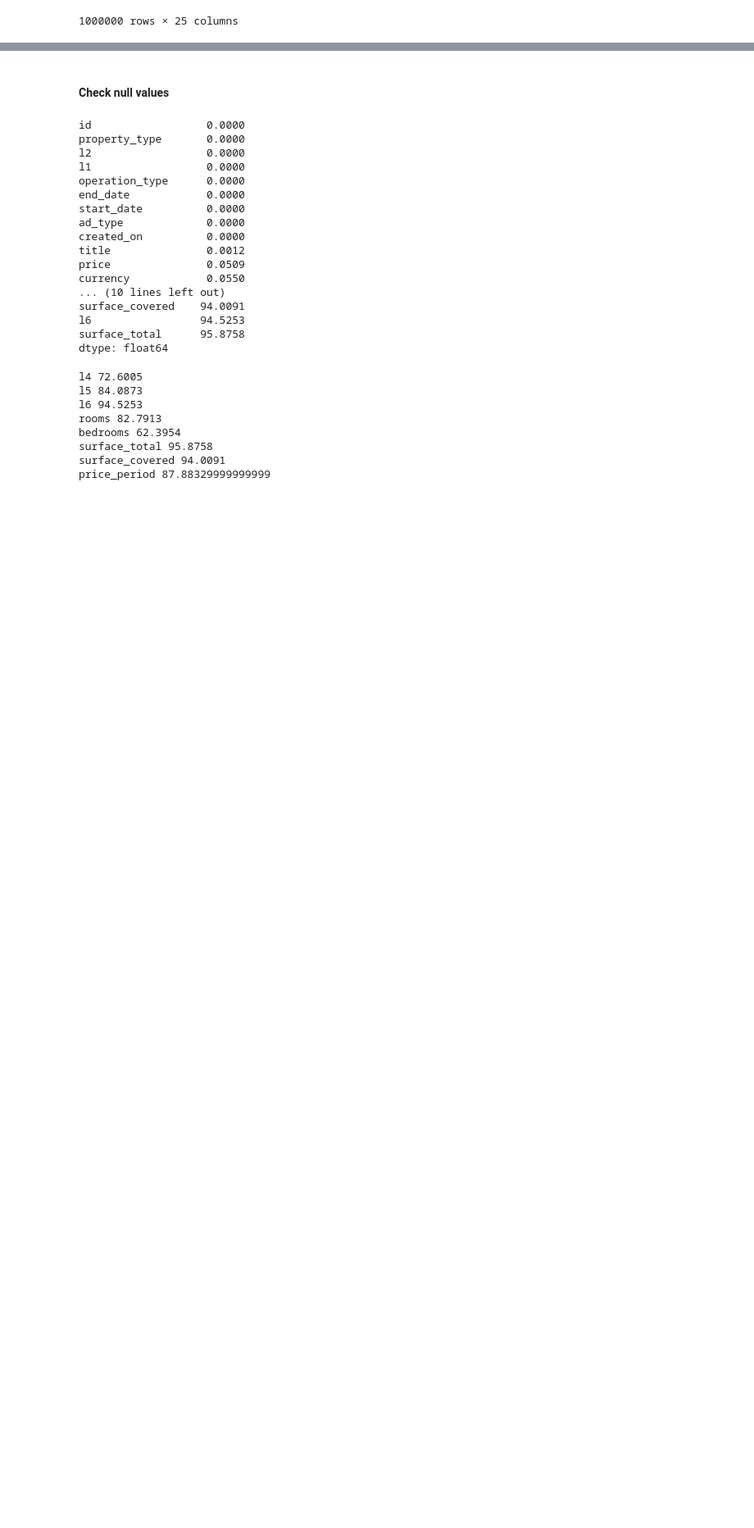
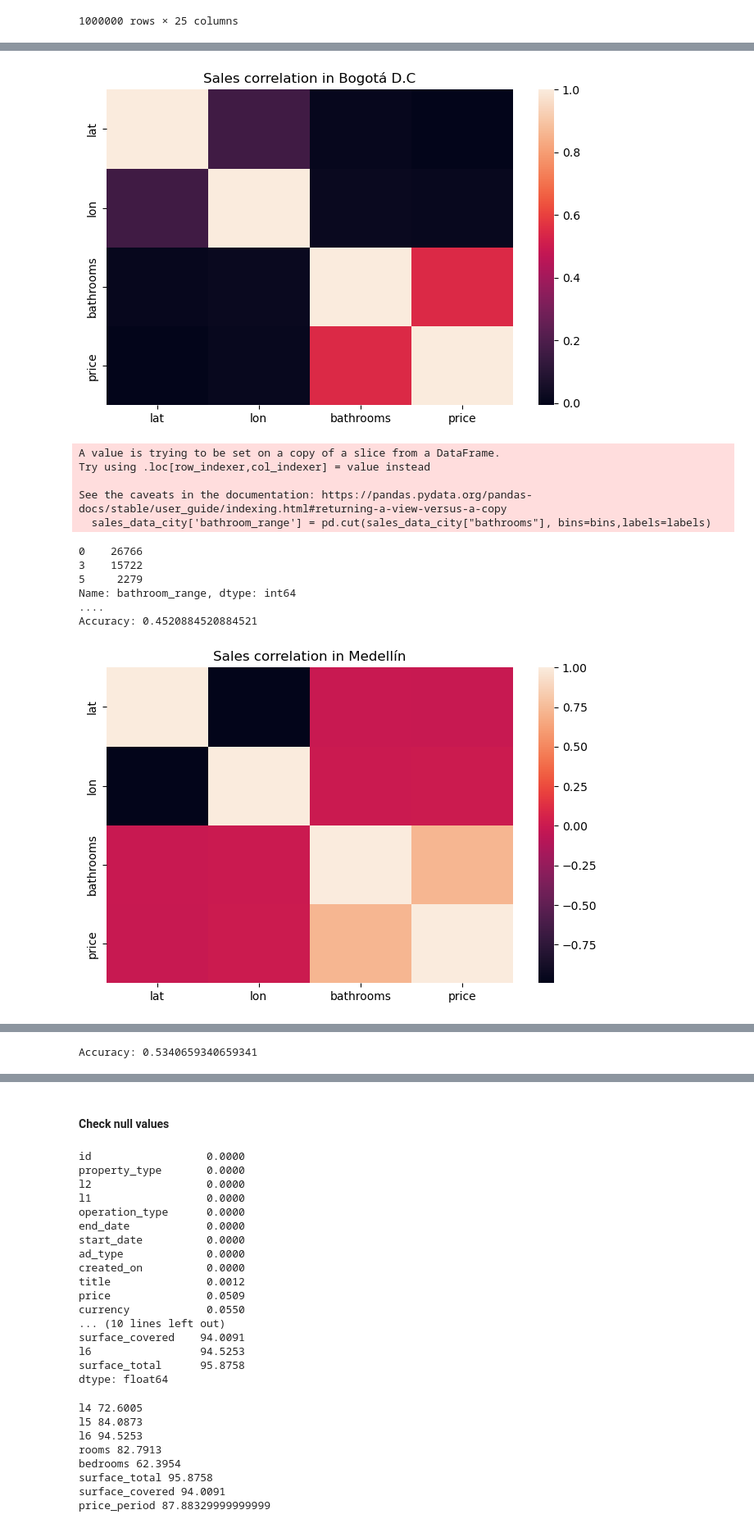
Before and after one commit to afrincon2/visualization, a Jupyter notebook: Prices.ipynb, the cells around one changed output, grey strips where cells are left out. Shown at 82% size. Drawn from its saved outputs; the diff is of its cells as text; code cells hidden in the pictures; blank space fills up the shorter version.

```diff
--- a/Prices.ipynb
+++ b/Prices.ipynb
@@ -42,0 +152,3 @@ l6 : Neighborhood
+# %%
+apartments=apartments[apartments["currency"]=="COP"]
+apartments
@@ -42,0 +169,3 @@ l6 : Neighborhood
+# %%
+cities=apartments["l3"].value_counts()[:10].index.to_list()
+cities
@@ -42,0 +183,56 @@ l6 : Neighborhood
+# %%
+apartments = apartments[apartments["l3"].isin(apartments["l3"].value_counts()[:10].index)]
+sales_data=apartments[apartments["operation_type"]=="Venta"]
+rent_data=apartments[apartments["operation_type"]=="Arriendo"]
+# %%
+from sklearn import preprocessing
+min_max_scaler = preprocessing.MinMaxScaler()
+# %%
+for city in cities:
+    sales_data_city=sales_data[sales_data["l3"]==city]
+    corr=sales_data_city.corr ()
+    # plot the heatmap
+    plt.rcParams["figure.figsize"] = (8,5)
+    plt.title("Sales correlation"+" in "+ city)
+    sns.heatmap(corr, xticklabels=corr.columns,yticklabels=corr.columns)
+    plt.show()
+    X = sales_data_city[["price"]]
+    y = sales_data_city["bathrooms"]
+    # Define the range bins
+    bins = [-0.1, 2.1, 4.1, 10000]
+    labels=[0,3,5]
+    # Create a new column "bathroom_range" and assign it the values of the corresponding bin
+    sales_data_city['bathroom_range'] = pd.cut(sales_data_city["bathrooms"], bins=bins,labels=labels)
+    y=sales_data_city["bathrooms"]
+    # Display the counts of each bin
+    print(sales_data_city['bathroom_range'].value_counts())
+    X=X.values
+    y=y.values
+    X = min_max_scaler.fit_transform(X)
+    # Split the data into training and testing sets
+    X_train, X_test, y_train, y_test = train_test_split(X, y, test_size=0.2, random_state=42)
+    print("....")
+    # Train a SVM model
+    svm = SVC(kernel='linear')
+    svm.fit(X_train, y_train)
+
+    # Predict on the testing set and calculate the accuracy
+    y_pred = svm.predict(X_test)
+    accuracy = accuracy_score(y_test, y_pred)
+
+    # Print the accuracy score
+    print("Accuracy:", accuracy)
+# %% [output]
+[figure, added]
+A value is trying to be set on a copy of a slice from a DataFrame.
+Try using .loc[row_indexer,col_indexer] = value instead
+
+See the caveats in the documentation: https://pandas.pydata.org/pandas-docs/stable/user_guide/indexing.html#returning-a-view-versus-a-copy
+  sales_data_city['bathroom_range'] = pd.cut(sales_data_city["bathrooms"], bins=bins,labels=labels)
+0    26766
+3    15722
+5     2279
+Name: bathroom_range, dtype: int64
+....
+Accuracy: 0.4520884520884521
+[figure, added]
@@ -42,0 +249 @@ l6 : Neighborhood
+Accuracy: 0.5340659340659341
```
Also changed, not shown: parts of 17 cells of this notebook.
